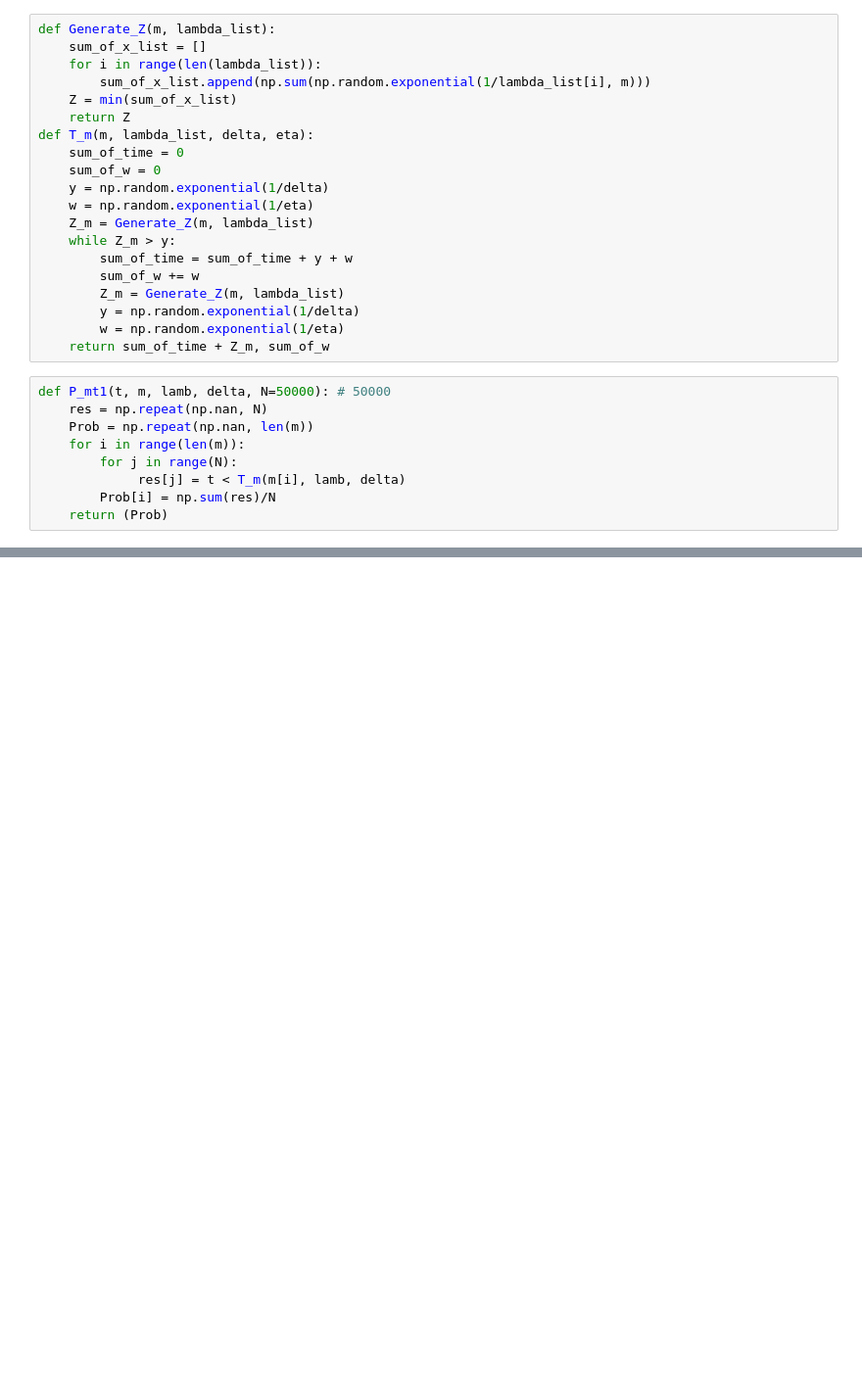
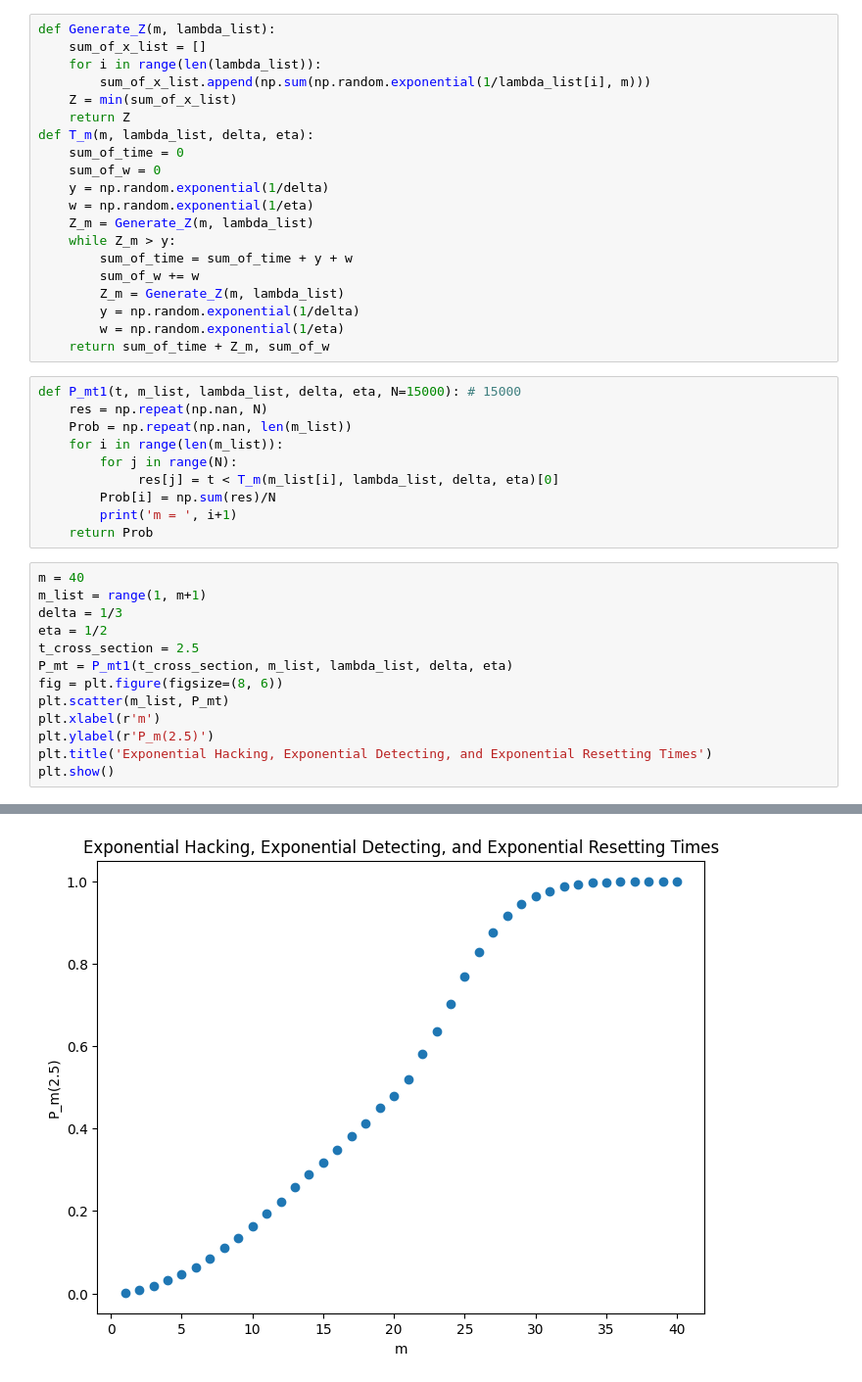
Before and after one commit to xuxiufeng/Blockchain_Simulation_Multiple_Hackers_with_Resetting_Times, a Jupyter notebook: Probability_Exponential_Exponential_Exponential.ipynb, the cells around one changed output, grey strips where cells are left out. Shown at 98% size. Cells and saved outputs as stored; diff of their text form; blank space fills up the shorter version.

```diff
--- a/Probability_Exponential_Exponential_Exponential.ipynb
+++ b/Probability_Exponential_Exponential_Exponential.ipynb
@@ -33,11 +33,26 @@ def T_m(m, lambda_list, delta, eta):
         w = np.random.exponential(1/eta)
     return sum_of_time + Z_m, sum_of_w
 # %%
-def P_mt1(t, m, lamb, delta, N=50000): # 50000
+def P_mt1(t, m_list, lambda_list, delta, eta, N=15000): # 15000
     res = np.repeat(np.nan, N)
-    Prob = np.repeat(np.nan, len(m))
-    for i in range(len(m)):
+    Prob = np.repeat(np.nan, len(m_list))
+    for i in range(len(m_list)):
         for j in range(N):
-             res[j] = t < T_m(m[i], lamb, delta)
+             res[j] = t < T_m(m_list[i], lambda_list, delta, eta)[0]
         Prob[i] = np.sum(res)/N
-    return (Prob)
+        print('m = ', i+1)
+    return Prob
+# %%
+m = 40
+m_list = range(1, m+1)
+delta = 1/3
+eta = 1/2
+t_cross_section = 2.5
+P_mt = P_mt1(t_cross_section, m_list, lambda_list, delta, eta)
+fig = plt.figure(figsize=(8, 6))
+plt.scatter(m_list, P_mt)
+plt.xlabel(r'm')
+plt.ylabel(r'P_m(2.5)')
+plt.title('Exponential Hacking, Exponential Detecting, and Exponential Resetting Times')
+plt.show()
+# %% [output]
@@ -43,0 +76 @@ def P_mt1(t, m, lamb, delta, N=50000): # 50000
+[figure, added]
```
Also changed, not shown: parts of 6 cells of this notebook.
